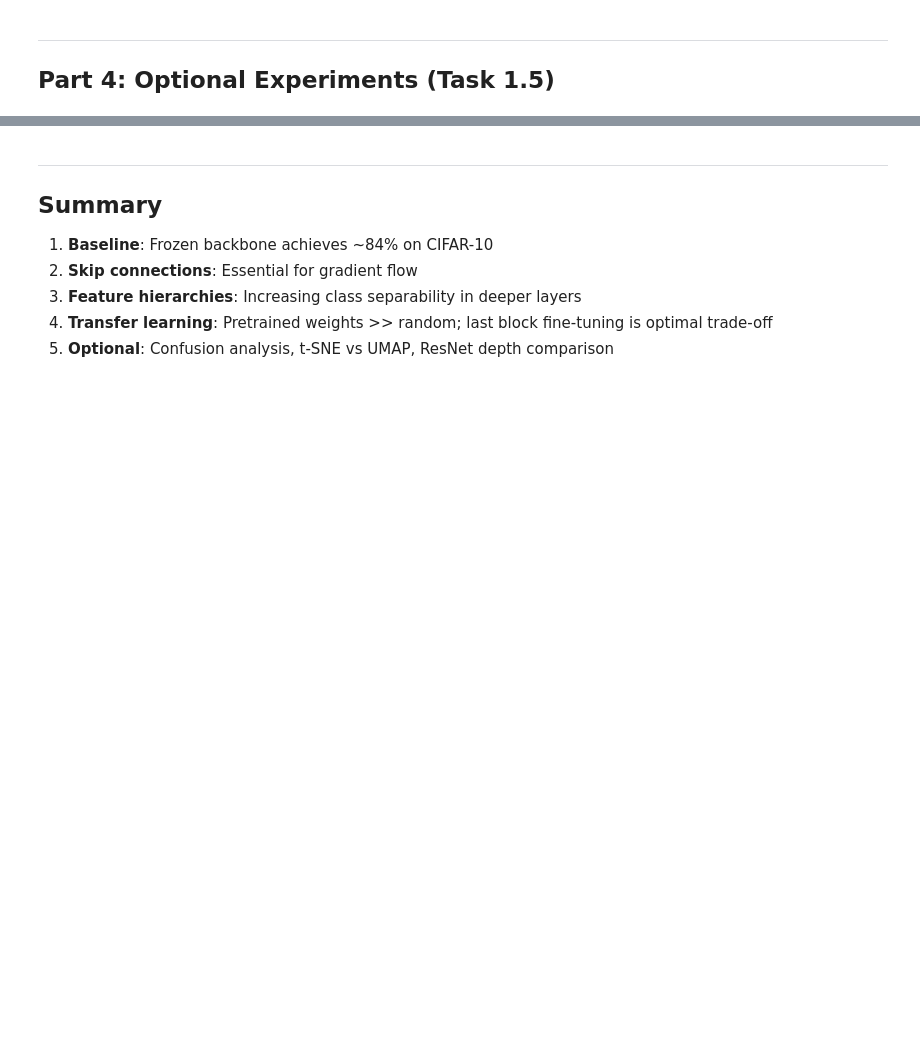
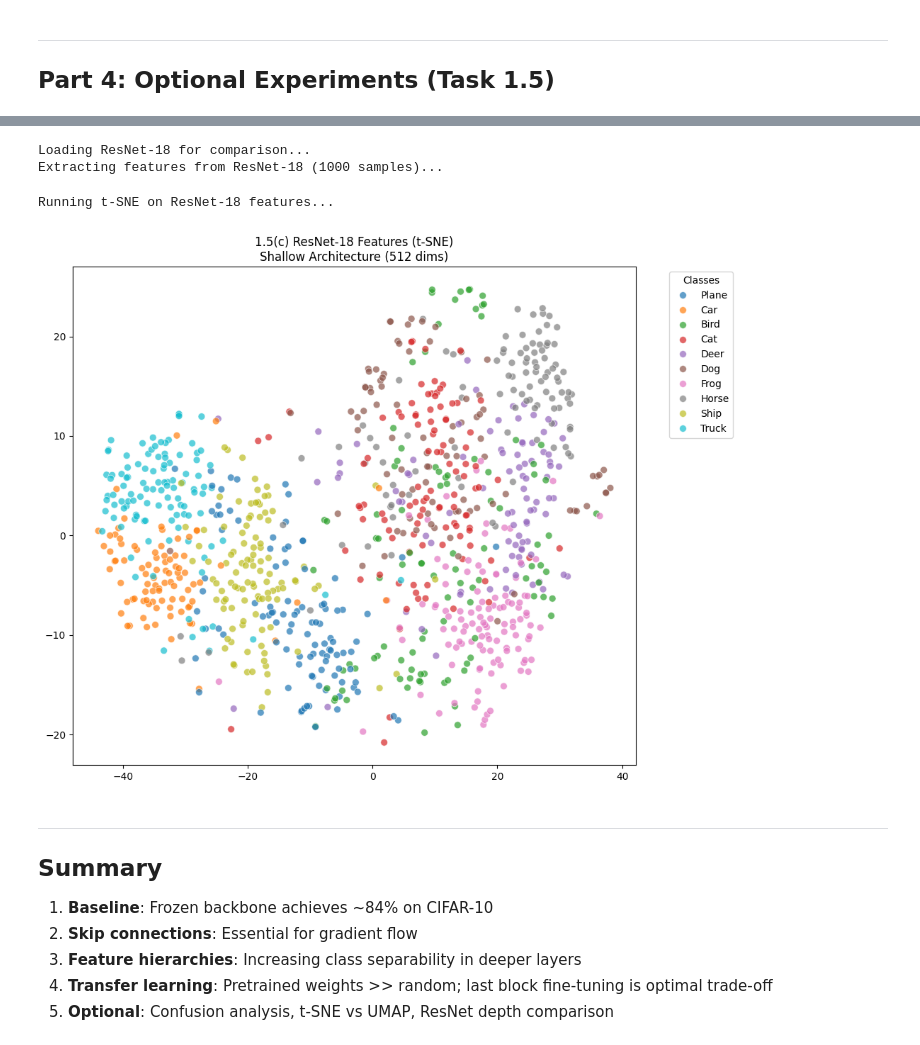
Before and after one commit to hafeez381/AI623---Assignment-0, a Jupyter notebook: task1_resnet/visualization.ipynb, the cells around one changed output, grey strips where cells are left out. Drawn from its saved outputs; the diff is of its cells as text; code cells hidden in the pictures; blank space fills up the shorter version.

```diff
--- a/task1_resnet/visualization.ipynb
+++ b/task1_resnet/visualization.ipynb
@@ -453,3 +334,64 @@ print(f"ResNet-18 Final Val Acc: {history_r18['val_acc'][-1]:.2f}%")
+# %%
+# --- Task 1.5(c): Feature Quality Comparison (ResNet-18 vs 152) ---
+
+print("Loading ResNet-18 for comparison...")
+resnet18 = models.resnet18(weights=models.ResNet18_Weights.IMAGENET1K_V1).to(device)
+resnet18.eval()
+
+# 1. Extract Features from ResNet-18 (Using same subset size as before)
+# We limit to 1000 samples for t-SNE speed
+num_samples = 1000
+r18_features = []
+r18_labels = []
+
+def r18_hook(module, input, output):
+    # Global Average Pooling inside the hook
+    flat = nn.functional.adaptive_avg_pool2d(output, 1).flatten(1)
+    r18_features.append(flat.detach().cpu().numpy())
+
+# Attach hook to the final layer of ResNet-18
+handle = resnet18.layer4.register_forward_hook(r18_hook)
+
+print(f"Extracting features from ResNet-18 ({num_samples} samples)...")
+collected = 0
+with torch.no_grad():
+    for inputs, labels in tqdm(test_loader, desc="ResNet-18 Feature Extraction"):
+        if collected >= num_samples: break
+        inputs = inputs.to(device)
+        _ = resnet18(inputs)
+        r18_labels.extend(labels.numpy())
+        collected += len(labels)
+
+handle.remove()
+r18_features = np.concatenate(r18_features)[:num_samples]
+r18_labels = np.array(r18_labels)[:num_samples]
+
+# 2. Run t-SNE on ResNet-18
+print("Running t-SNE on ResNet-18 features...")
+tsne = TSNE(n_components=2, perplexity=30, init='pca', learning_rate='auto', random_state=42)
+r18_emb = tsne.fit_transform(r18_features)
+
+# 3. Plot Comparison (ResNet-18 Only)
+# Note: You can compare this plot to your previous ResNet-152 plot
+plt.figure(figsize=(10, 8))
+sns.scatterplot(
+    x=r18_emb[:, 0], y=r18_emb[:, 1],
+    hue=r18_labels, palette=sns.color_palette("tab10", 10),
+    legend='full', s=50, alpha=0.7
+)
+
+# Fix Legend
+handles, _ = plt.gca().get_legend_handles_labels()
+plt.legend(handles, classes, title="Classes", bbox_to_anchor=(1.05, 1), loc='upper left')
+
+plt.title(f"1.5(c) ResNet-18 Features (t-SNE)\nShallow Architecture ({r18_features.shape[1]} dims)")
+plt.tight_layout()
+plt.show()
+# %% [output]
+Loading ResNet-18 for comparison...
+Extracting features from ResNet-18 (1000 samples)...
+Running t-SNE on ResNet-18 features...
+[figure, added]
 # %% [markdown]
 ---
 ## Summary
```
Also changed, not shown: parts of 14 cells of this notebook.
